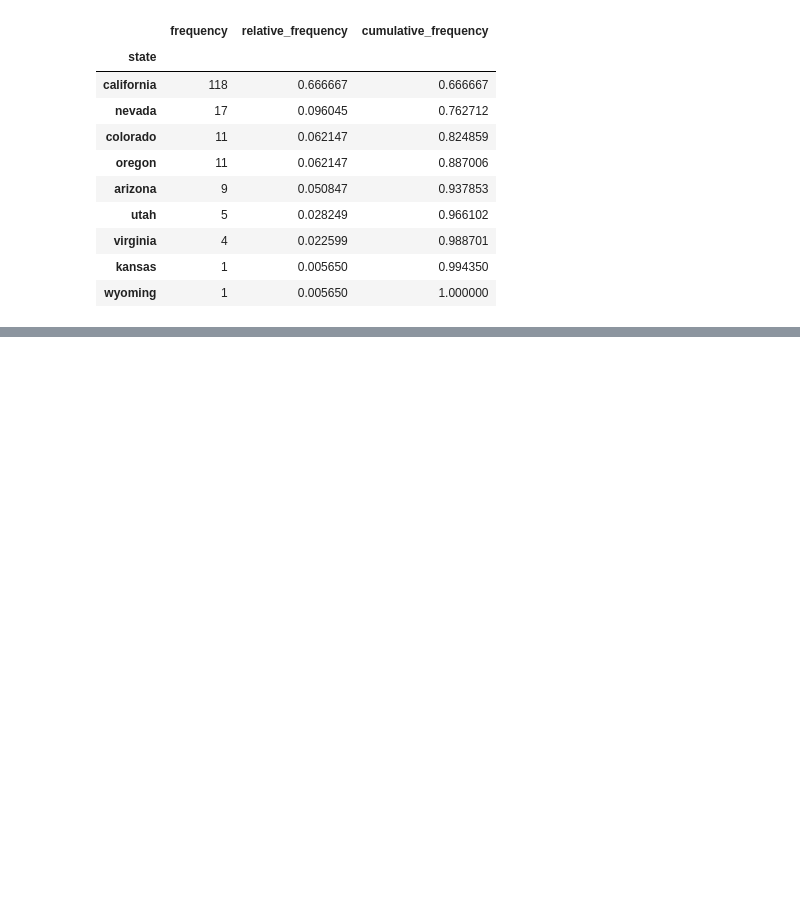
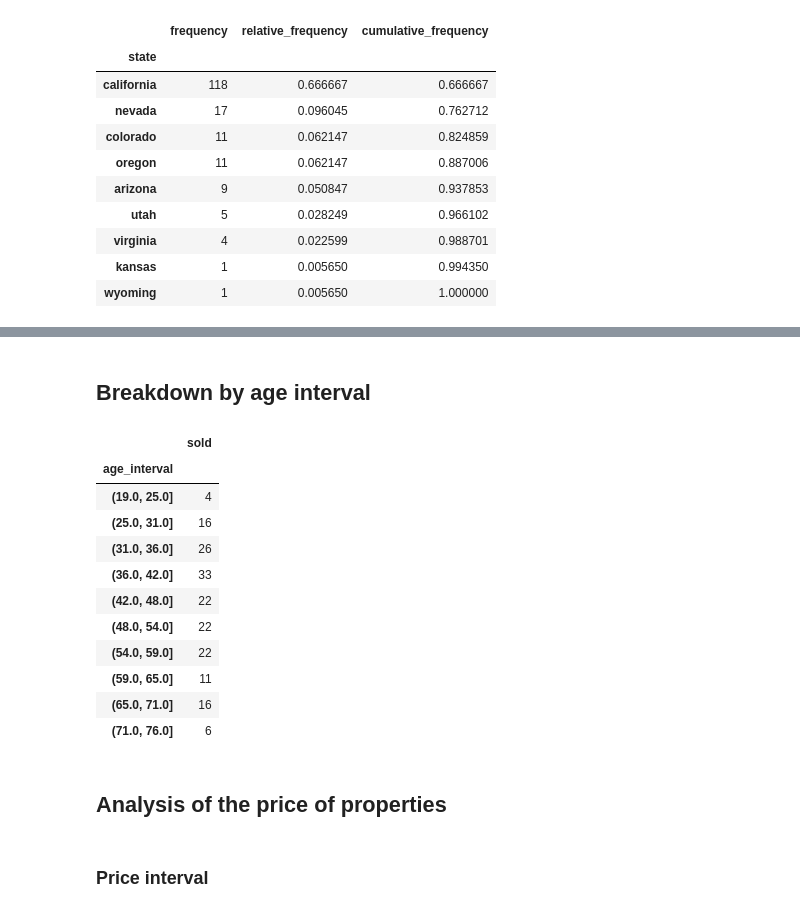
Before and after one commit to Will-Jacobs/Real-Estate-Market-Analysis, a Jupyter notebook: Real Estate Market Analysis - Preprocessing Data.ipynb, the cells around one changed output, grey strips where cells are left out. Drawn from its saved outputs; the diff is of its cells as text; code cells hidden in the pictures; blank space fills up the shorter version.

```diff
--- a/Real Estate Market Analysis - Preprocessing Data.ipynb
+++ b/Real Estate Market Analysis - Preprocessing Data.ipynb
@@ -1201,0 +1231,5 @@ sold_by_state
+# %%
+# Convert the days from timedelta to int
+
+data['age_at_purchase'] = data['age_at_purchase'].apply(lambda x: x.days)
+data['age_at_purchase']
@@ -1201,0 +1249,5 @@ sold_by_state
+# %%
+# Convert the age_at_purhcase column from days to years
+
+data['age_at_purchase'] = data['age_at_purchase']/365
+data['age_at_purchase']
@@ -1201,0 +1267,5 @@ sold_by_state
+# %%
+# Round down the values to get age as an integer
+
+data['age_at_purchase_rounded'] = data['age_at_purchase'].apply(lambda x: np.floor(x))
+data['age_at_purchase_rounded']
@@ -1201,0 +1306,23 @@ sold_by_state
+# %% [markdown]
+## Breakdown by age interval
+# %%
+columns_of_interest = ['age_interval', 'sold']
+sold_by_age = data[columns_of_interest].groupby('age_interval').sum()
+sold_by_age
+# %% [output]
+|  | sold |
+| age_interval |  |
+| (19.0, 25.0] | 4 |
+| (25.0, 31.0] | 16 |
+| (31.0, 36.0] | 26 |
+| (36.0, 42.0] | 33 |
+| (42.0, 48.0] | 22 |
+| (48.0, 54.0] | 22 |
+| (54.0, 59.0] | 22 |
+| (59.0, 65.0] | 11 |
+| (65.0, 71.0] | 16 |
+| (71.0, 76.0] | 6 |
+# %% [markdown]
+## Analysis of the price of properties
+# %% [markdown]
+### Price interval
```
Also changed, not shown: parts of 30 cells of this notebook.
